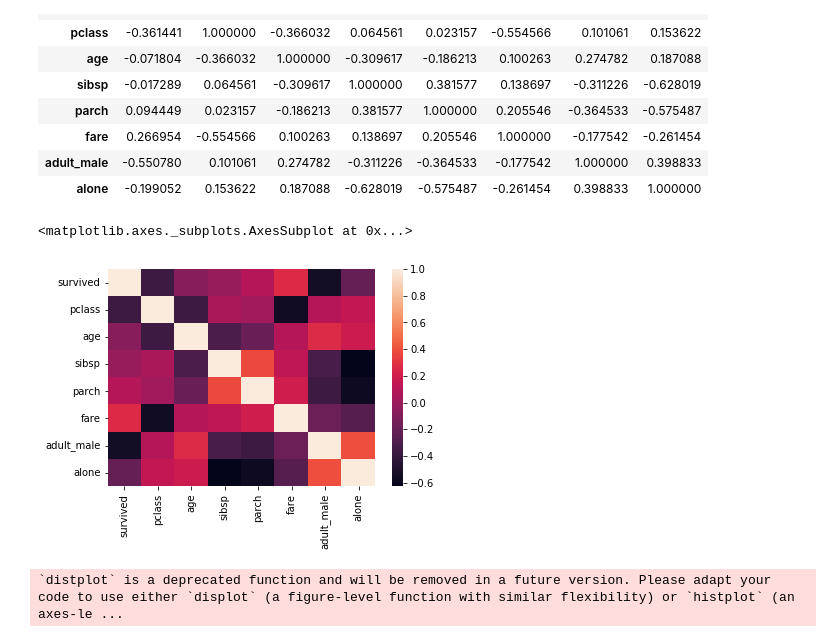
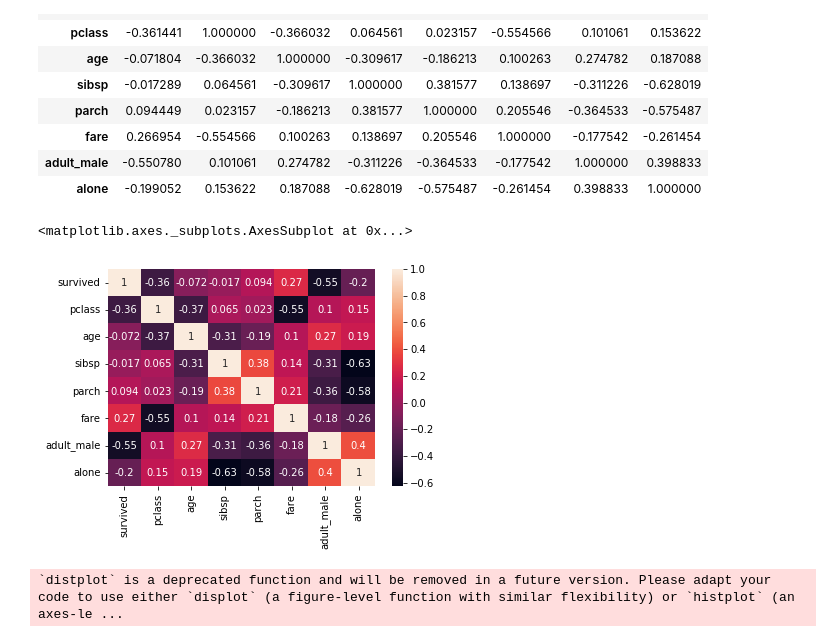
Before and after one commit to iqrarkhan123/datascience, a Jupyter notebook: EDA.ipynb, the cells around one changed output. Cells and saved outputs as stored; diff of their text form; code cells hidden in the pictures.

```diff
--- a/EDA.ipynb
+++ b/EDA.ipynb
@@ -271,10 +264,10 @@ bs.corr()
 | adult_male | -0.550780 | 0.101061 | 0.274782 | -0.311226 | -0.364533 | -0.177542 | 1.000000 | 0.398833 |
 | alone | -0.199052 | 0.153622 | 0.187088 | -0.628019 | -0.575487 | -0.261454 | 0.398833 | 1.000000 |
 # %%
-sns.heatmap(bs.corr())
+sns.heatmap(bs.corr(),annot=True)
 # %% [output]
 <matplotlib.axes._subplots.AxesSubplot at 0x...>
-[figure, old version]
+[figure, new version]
 # %%
 sns.distplot(bs["fare"])
 # %% [output]
```
Also changed, not shown: parts of 1 cell of this notebook.
